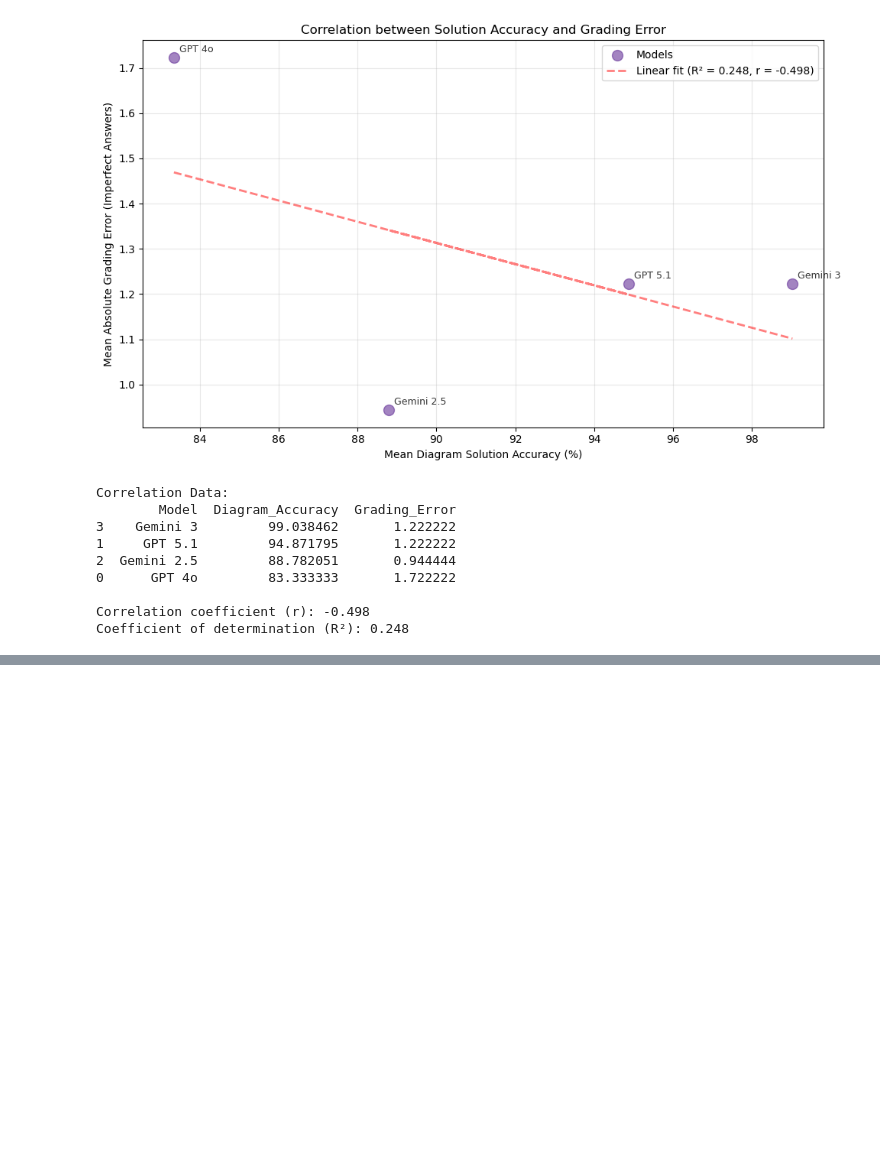
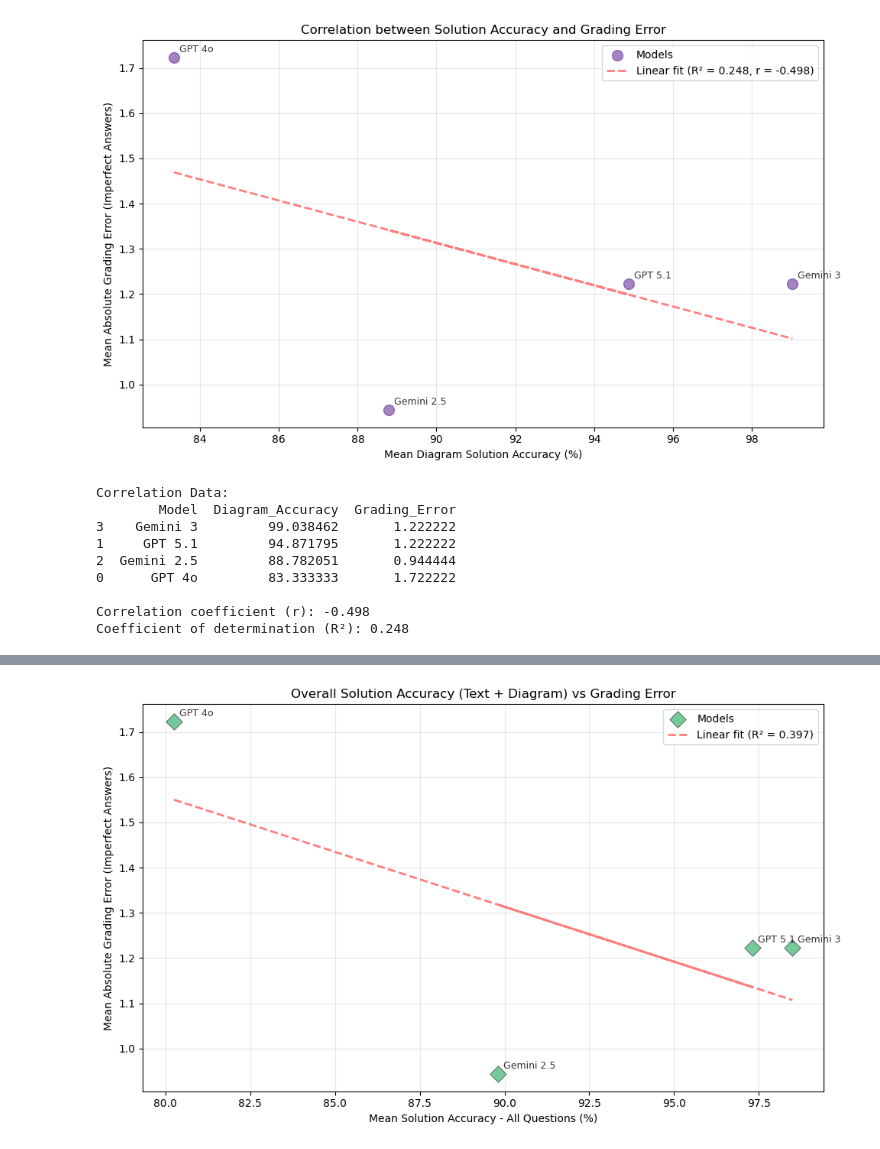
Before and after one commit to KonDoran/AI-in-Physics-in-Education, a Jupyter notebook: Plotting.ipynb, the cells around one changed output, grey strips where cells are left out. Saved outputs shown, nothing was run; the diff lists cells and outputs as text; code cells hidden in the pictures; blank space fills up the shorter version.

```diff
--- a/Plotting.ipynb
+++ b/Plotting.ipynb
@@ -916,0 +1028,95 @@ Coefficient of determination (R²): 0.248
+# %%
+# Combined Solution Accuracy (Text + Diagram) vs Grading Error
+# This calculates overall solution accuracy combining both text and diagram questions
+
+# Combine totals from both text and diagram for each model
+combined_totals = {}
+
+# Add diagram totals
+for model_name, totals in diagram_totals.items():
+    if model_name not in combined_totals:
+        combined_totals[model_name] = {'total_solution': 0, 'total_available': 0}
+    combined_totals[model_name]['total_solution'] += totals['total_solution']
+    combined_totals[model_name]['total_available'] += totals['total_available']
+
+# Add text totals
+for model_name, totals in text_totals.items():
+    if model_name not in combined_totals:
+        combined_totals[model_name] = {'total_solution': 0, 'total_available': 0}
+    combined_totals[model_name]['total_solution'] += totals['total_solution']
+    combined_totals[model_name]['total_available'] += totals['total_available']
+
+# Calculate overall accuracy for each model
+combined_acc_summary = []
+for model_name, totals in combined_totals.items():
+    if totals['total_available'] > 0:
+        accuracy = (totals['total_solution'] / totals['total_available']) * 100
+        combined_acc_summary.append({
+            'Model': model_name,
+            'Combined_Accuracy': accuracy
+        })
+
+combined_acc_summary = pd.DataFrame(combined_acc_summary)
+
+if not combined_acc_summary.empty:
+    # Apply normalization
+    combined_acc_summary['Model_Normalized'] = combined_acc_summary['Model'].apply(normalize_model_name)
+
+    # Merge with grading error data
+    if not imperfect_error.empty:
+        correlation_df_combined = pd.merge(
+            combined_acc_summary[['Model_Normalized', 'Combined_Accuracy']],
+            imperfect_error[['Model_Normalized', 'Grading_Error']],
+            on='Model_Normalized',
+            how='inner'
+        ).rename(columns={'Model_Normalized': 'Model'})
+
+        if not correlation_df_combined.empty:
+            # Calculate correlation coefficient and R²
+            corr_combined = correlation_df_combined['Combined_Accuracy'].corr(correlation_df_combined['Grading_Error'])
+            r_squared_combined = corr_combined ** 2
+
+            # Create scatter plot
+            plt.figure(figsize=(10, 6))
+
+            # Plot points
+            plt.scatter(correlation_df_combined['Combined_Accuracy'], correlation_df_combined['Grading_Error'],
+                       s=120, alpha=0.7, color='mediumseagreen', marker='D',
+                       label='Models', edgecolors='black', linewidth=0.5)
+
+            # Add model labels
+            for idx, row in correlation_df_combined.iterrows():
+                plt.annotate(row['Model'],
+                            (row['Combined_Accuracy'], row['Grading_Error']),
+                            xytext=(5, 5), textcoords='offset points',
+                            fontsize=9, alpha=0.8)
+
+            # Add trend line
+            z = np.polyfit(correlation_df_combined['Combined_Accuracy'], correlation_df_combined['Grading_Error'], 1)
+            p = np.poly1d(z)
+            plt.plot(correlation_df_combined['Combined_Accuracy'],
+                    p(correlation_df_combined['Combined_Accuracy']),
+                    "r--", alpha=0.5, linewidth=2, label=f'Linear fit (R² = {r_squared_combined:.3f})')
+
+            plt.xlabel('Mean Solution Accuracy - All Questions (%)')
+            plt.ylabel('Mean Absolute Grading Error (Imperfect Answers)')
+            plt.title('Overall Solution Accuracy (Text + Diagram) vs Grading Error')
+            plt.grid(True, alpha=0.3)
+            plt.legend()
+            plt.tight_layout()
+            plt.show()
+
+            print("\n=== COMBINED TEXT + DIAGRAM ANALYSIS ===")
+            print("\nCombined Accuracy Data:")
+            print(correlation_df_combined.sort_values('Combined_Accuracy', ascending=False))
+            print(f"\nCorrelation coefficient (r): {corr_combined:.3f}")
+            print(f"Coefficient of determination (R²): {r_squared_combined:.3f}")
+            print(f"Slope: {z[0]:.4f}")
+        else:
+            print("No matching models found between combined solutions and grading data")
+    else:
+        print("No grading error data available")
+else:
+    print("No combined accuracy data available")
+# %% [output]
+[figure, added]
```
Also changed, not shown: parts of 2 cells of this notebook.
